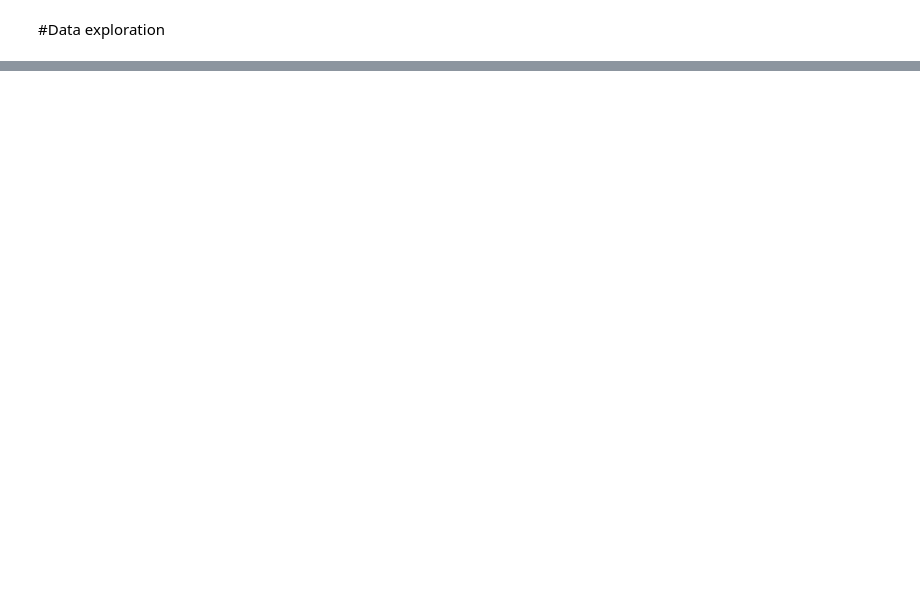
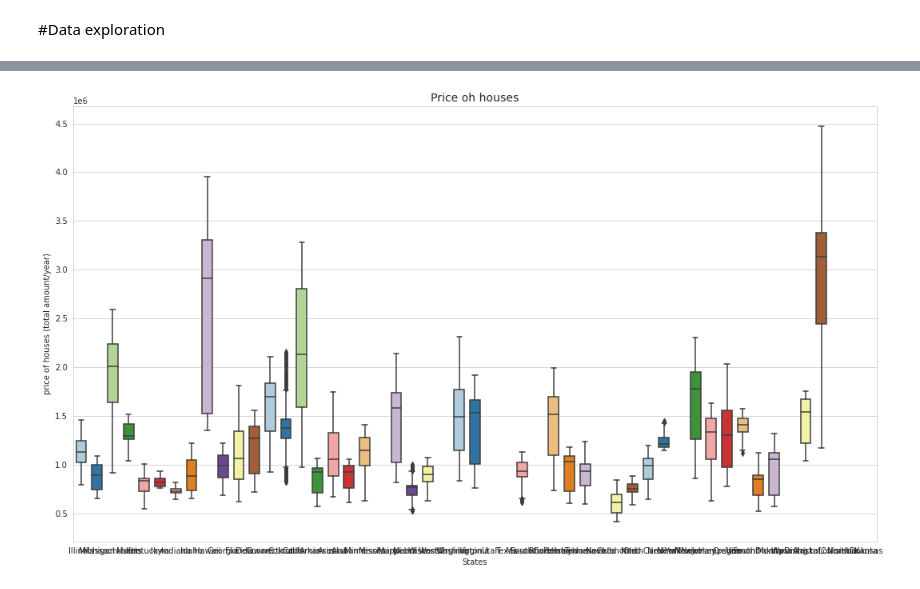
Before and after one commit to MaliheDahmardeh/state-house-price-analysis-SM, a Jupyter notebook: state-house-price-analysis.ipynb, the cells around one changed output, grey strips where cells are left out. Saved outputs shown, nothing was run; the diff lists cells and outputs as text; code cells hidden in the pictures; blank space fills up the shorter version.

```diff
--- a/state-house-price-analysis.ipynb
+++ b/state-house-price-analysis.ipynb
@@ -213,0 +386,6 @@ DatetimeIndex(['1996-04-30', '1996-05-31', '1996-06-30', '1996-07-31',
+# %%
+plt.figure(figsize=(18,8))
+sns.set_style('whitegrid')
+price_total_by_year.plot(kind='bar', rot=0, ylabel='House Price (Million Dollar)', xlabel='Year')
+plt.title('Price growth \n total price sold - all Regions', fontsize=14)
+plt.show()
@@ -213,0 +412,11 @@ DatetimeIndex(['1996-04-30', '1996-05-31', '1996-06-30', '1996-07-31',
+# %%
+fig = plt.figure(figsize=(18,10))
+ax  = fig.add_subplot()
+sns.set_style('whitegrid')
+sns.boxplot(x="RegionName", y="houseprice", data=df, palette='Paired', width=0.65)
+plt.title('Price oh houses', fontsize=14)
+plt.xlabel('States')
+plt.ylabel('price of houses (total amount/year)')
+plt.show()
+# %% [output]
+[figure, added]
```
Also changed, not shown: parts of 17 cells of this notebook.
